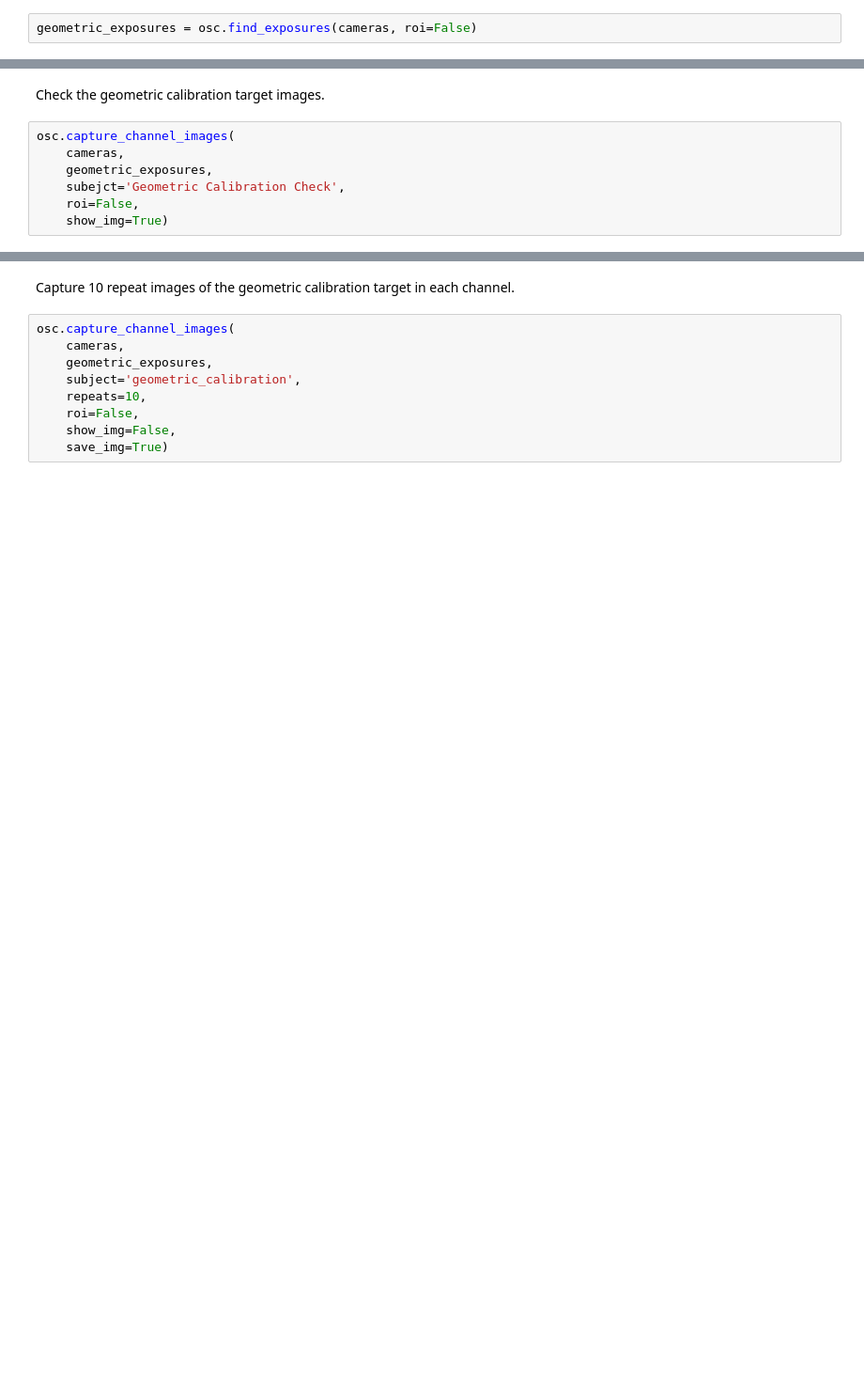
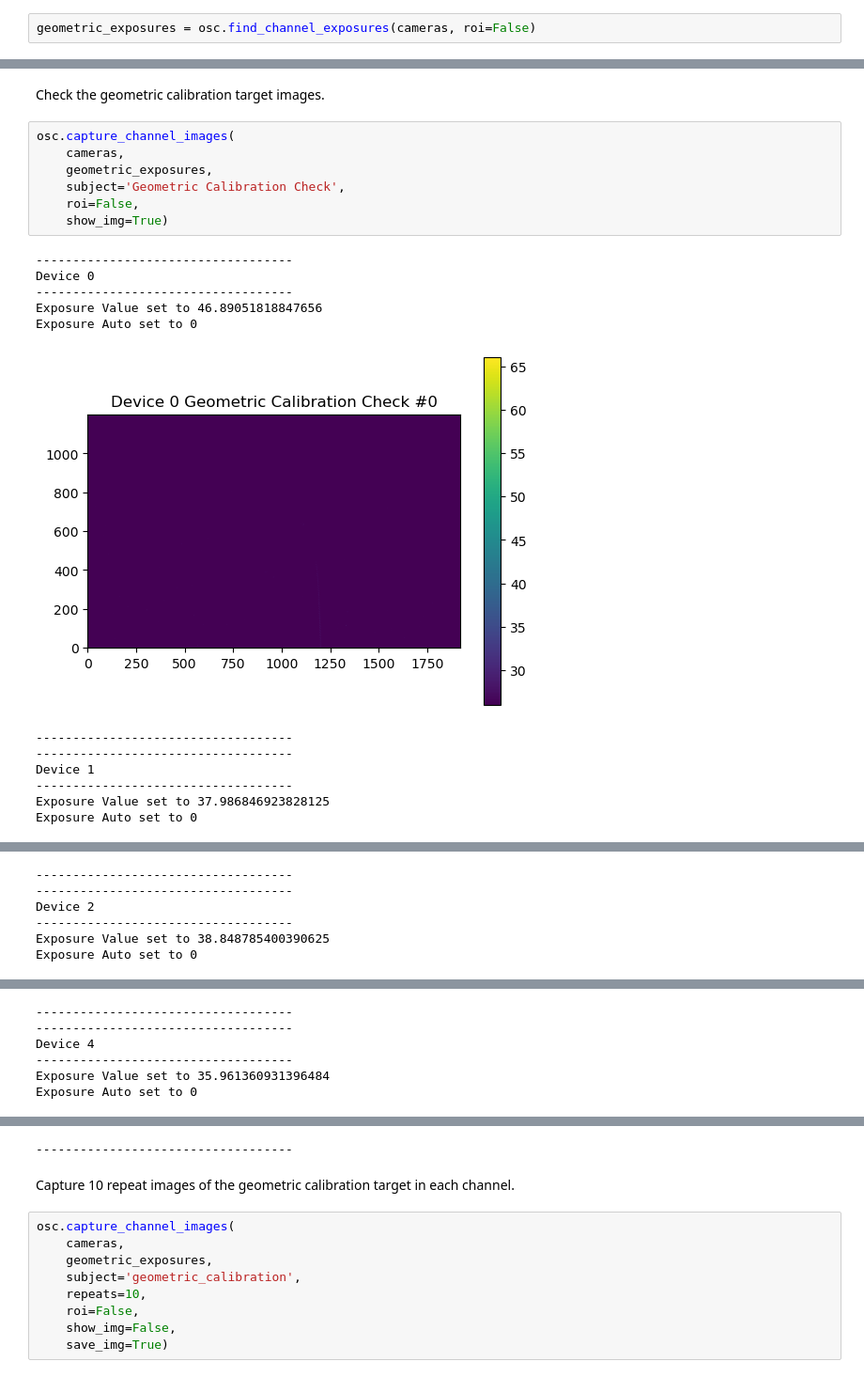
Before and after one commit to rbstabbins/orochi_simulator_control, a Jupyter notebook: notebooks/multichannel_reflectance_stereo_imaging.ipynb, the cells around one changed output, grey strips where cells are left out. Shown: that part at 94% size. Saved outputs shown, nothing was run; the diff lists cells and outputs as text; blank space fills up the shorter version.

```diff
--- a/notebooks/multichannel_reflectance_stereo_imaging.ipynb
+++ b/notebooks/multichannel_reflectance_stereo_imaging.ipynb
@@ -133,4 +210,4 @@ osc.prepare_geometric_calibration(ic)
 # %% [markdown]
 Find the optimal exposures for geometric calibration target imaging.
 # %%
-geometric_exposures = osc.find_exposures(cameras, roi=False)
+geometric_exposures = osc.find_channel_exposures(cameras, roi=False)
@@ -139,7 +234,20 @@ Check the geometric calibration target images.
 # %%
 osc.capture_channel_images(
     cameras,
     geometric_exposures,
-    subejct='Geometric Calibration Check',
+    subject='Geometric Calibration Check',
     roi=False,
     show_img=True)
+# %% [output]
+-----------------------------------
+Device 0
+-----------------------------------
+Exposure Value set to 46.89051818847656
+Exposure Auto set to 0
+[figure, added]
+-----------------------------------
+-----------------------------------
+Device 1
+-----------------------------------
+Exposure Value set to 37.986846923828125
+Exposure Auto set to 0
@@ -145,0 +255,6 @@ osc.capture_channel_images(
+-----------------------------------
+-----------------------------------
+Device 2
+-----------------------------------
+Exposure Value set to 38.848785400390625
+Exposure Auto set to 0
@@ -145,0 +262,6 @@ osc.capture_channel_images(
+-----------------------------------
+-----------------------------------
+Device 4
+-----------------------------------
+Exposure Value set to 35.961360931396484
+Exposure Auto set to 0
@@ -146,3 +283,4 @@ osc.capture_channel_images(
+-----------------------------------
 # %% [markdown]
 Capture 10 repeat images of the geometric calibration target in each channel.
 # %%
```
Also changed, not shown: parts of 11 cells of this notebook, 1 other file.
